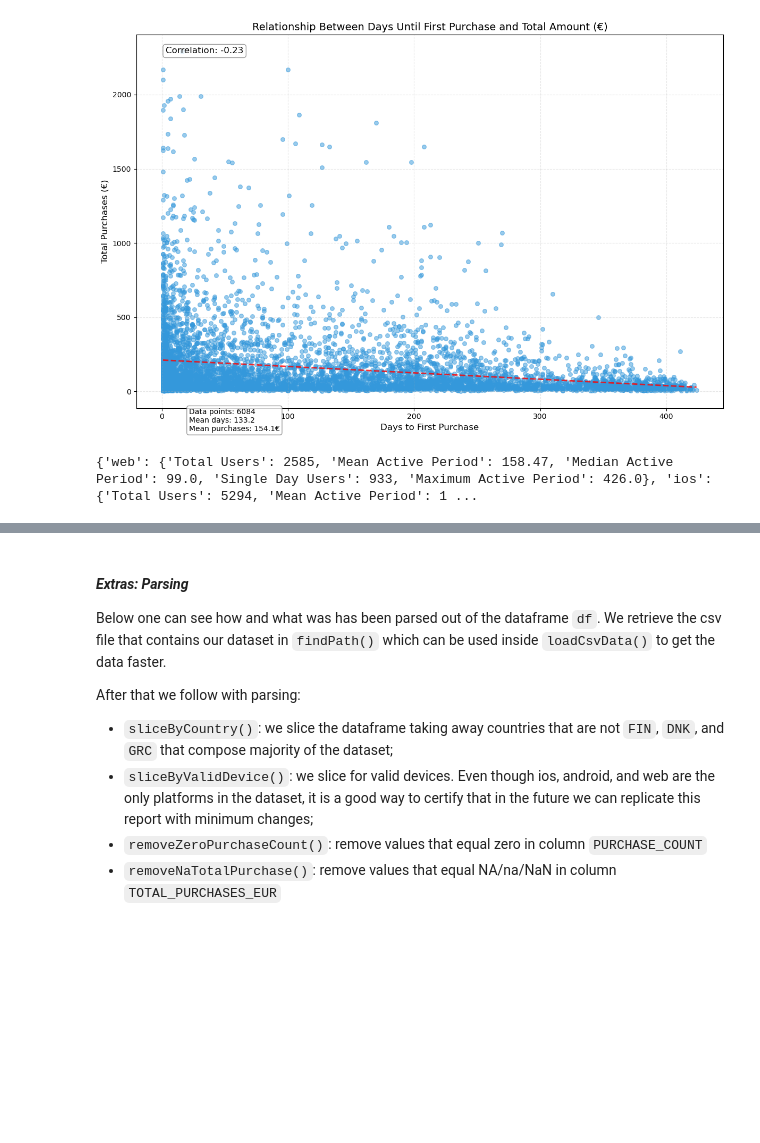
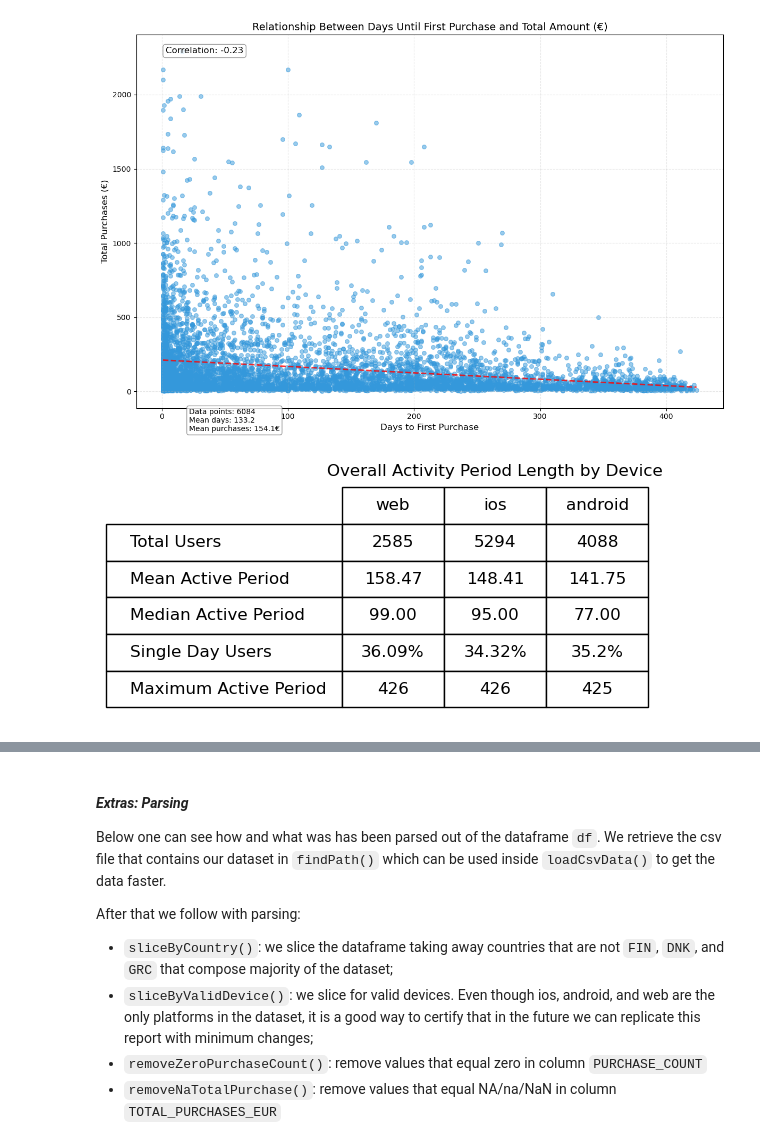
Before and after one commit to FjjDessoyCaraballo/restaurant-data, a Jupyter notebook: task2/notebook.ipynb, the cells around one changed output, grey strips where cells are left out. Cells and saved outputs as stored; diff of their text form; code cells hidden in the pictures; blank space fills up the shorter version.

```diff
--- a/task2/notebook.ipynb
+++ b/task2/notebook.ipynb
@@ -136,9 +136,9 @@ scatterPlotTotalPurchases(dataframe)
 # %% [output]
 [figure]
 # %%
-from firstAndLast import diffBetweenFirstAndLastPurchase
+from firstAndLast import diffBetweenFirstAndLastPurchase, tableDiffFirstAndLast
 
-df = diffBetweenFirstAndLastPurchase(df)
-print(df)
+stats: dict = diffBetweenFirstAndLastPurchase(df)
+tableDiffFirstAndLast(stats)
 # %% [output]
-{'web': {'Total Users': 2585, 'Mean Active Period': 158.47, 'Median Active Period': 99.0, 'Single Day Users': 933, 'Maximum Active Period': 426.0}, 'ios': {'Total Users': 5294, 'Mean Active Period': 1 ...
+[figure, added]
```
Also changed, not shown: parts of 3 cells of this notebook, 4 other files.
